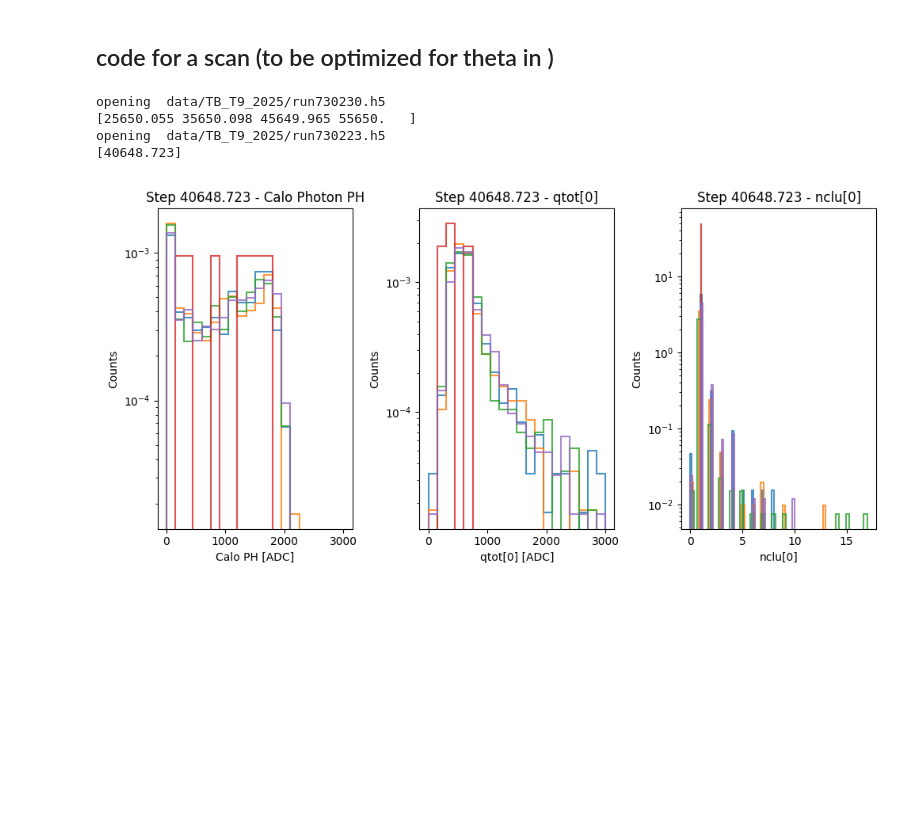
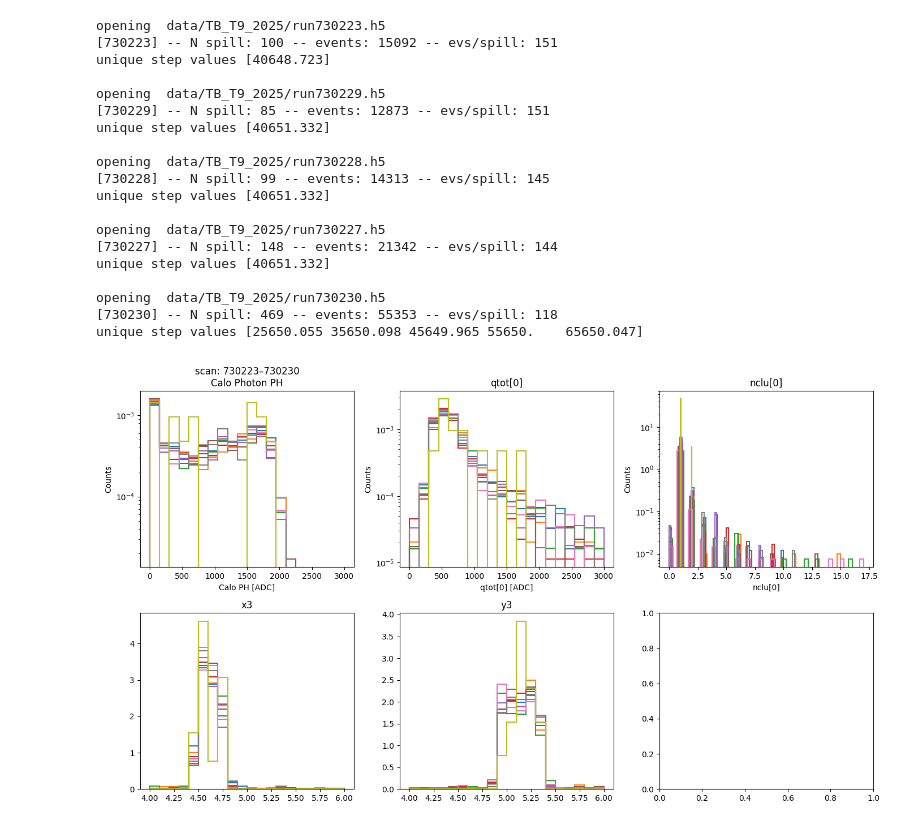
Before and after one commit to Ncanale/eplusBOOST_2025_T9, a Jupyter notebook: compare_epBOOST.ipynb, the cells around one changed output. Cells and saved outputs as stored; diff of their text form; code cells hidden in the pictures; blank space fills up the shorter version.

```diff
--- a/compare_epBOOST.ipynb
+++ b/compare_epBOOST.ipynb
@@ -299,53 +126,82 @@ plt.show()
-# %% [markdown]
-## code for a scan (to be optimized for theta in )
 # %%
-scan_number = [730230,730223]
+scan_number = [730223, 730229, 730228, 730227, 730230]
+
+x_cry_cut = [4.6, 4.9]
+y_cry_cut = [4.7, 5.15]
+if any(run in scan_number for run in [730223, 730224, 730227, 730225, 730228, 730229, 730230]):
+    x_cry_cut = [4.2, 4.5]
+    y_cry_cut = [4.7, 5.15]
 
 isrot = False
 iscrad = True
+opt_hist = dict(histtype='step', linewidth=1.5)
 
-fig, axs = plt.subplots(1, 3, figsize=(10,5))
+fig, axs = plt.subplots(2, 3, figsize=(14, 8), sharey=False)
+axs = axs.flatten()  # Makes indexing easier (axs[0] to axs[5])
+
 for run in scan_number:
-    # Caricamento dei dati (assumendo 1 solo run)
     x1, y1, x2, y2, x3, y3, xcry, ycry, ph_calo_photon, ph_cherry1, \
-    theta_x_in, theta_y_in, theta_x_out, theta_y_out, tm, qtot, nclu, info_plus,xinfo = file_loader(run)
+    theta_x_in, theta_y_in, theta_x_out, theta_y_out, tm, qtot, nclu, info_plus, xinfo = file_loader(run)
 
     if iscrad:
-        scan_angle = xinfo[:,1]
+        scan_angle = xinfo[:, 1]
     else:
-        scan_angle = xinfo[:,0]
+        scan_angle = xinfo[:, 0]
 
     unique_steps = np.unique(scan_angle)
-    print(unique_steps)
+    print(f'unique step values {unique_steps}')
     n_steps = len(unique_steps)
 
-
     for i, step in enumerate(unique_steps):
-        logi = (ph_cherry1 > th_cherry1) & (scan_angle == step) & (xcry>x_cry_cut[0]) & (xcry<x_cry_cut[1]) & (ycry>y_cry_cut[0]) & (ycry<y_cry_cut[1])
-
+        logi = (ph_cherry1 > th_cherry1) & \
+               (scan_angle == step) & \
+               (xcry > x_cry_cut[0]) & (xcry < x_cry_cut[1]) & \
+               (ycry > y_cry_cut[0]) & (ycry < y_cry_cut[1])
 
         if np.sum(logi) == 0:
             continue
 
         axs[0].hist(ph_calo_photon[logi], bins=20, range=(0, 3000), label=f'Step {step}', density=True, **opt_hist)
         axs[1].hist(qtot[:, 0][logi], bins=20, range=(0, 3000), label=f'Step {step}', density=True, **opt_hist)
         axs[2].hist(nclu[:, 0][logi], bins=50, label=f'Step {step}', density=True, **opt_hist)
+        axs[3].hist(x3[logi], bins=20,range = (4,6), label=f'Step {step}', density=True, **opt_hist)
+        axs[4].hist(y3[logi], bins=20,range = (4,6), label=f'Step {step}', density=True, **opt_hist)
 
-        axs[0].set_title(f'Step {step} - Calo Photon PH')
-        axs[1].set_title(f'Step {step} - qtot[0]')
-        axs[2].set_title(f'Step {step} - nclu[0]')
+# Titoli
+axs[0].set_title(f'scan: {scan_number[0]}–{scan_number[-1]}\nCalo Photon PH')
+axs[1].set_title('qtot[0]')
+axs[2].set_title('nclu[0]')
+axs[3].set_title('x3')
+axs[4].set_title('y3')
 
-        for j in range(3):
-            axs[j].set_yscale('log')
-            # axs[j].legend()
-            axs[j].set_xlabel(['Calo PH [ADC]', 'qtot[0] [ADC]', 'nclu[0]'][j])
-            axs[j].set_ylabel('Counts')
+# Assi e scala log
+labels = ['Calo PH [ADC]', 'qtot[0] [ADC]', 'nclu[0]', 'x3 [mm]', 'y3 [mm]']
+for j in range(3):
+    axs[j].set_xlabel(labels[j])
+    axs[j].set_ylabel('Counts')
+    axs[j].set_yscale('log')
+    # axs[j].legend()  # enable if needed
 
 plt.tight_layout()
 plt.show()
 # %% [output]
+opening  data/TB_T9_2025/run730223.h5
+[730223] -- N spill: 100 -- events: 15092 -- evs/spill: 151
+unique step values [40648.723]
+
+opening  data/TB_T9_2025/run730229.h5
+[730229] -- N spill: 85 -- events: 12873 -- evs/spill: 151
+unique step values [40651.332]
+
+opening  data/TB_T9_2025/run730228.h5
+[730228] -- N spill: 99 -- events: 14313 -- evs/spill: 145
+unique step values [40651.332]
+
+opening  data/TB_T9_2025/run730227.h5
+[730227] -- N spill: 148 -- events: 21342 -- evs/spill: 144
+unique step values [40651.332]
+
 opening  data/TB_T9_2025/run730230.h5
-[25650.055 35650.098 45649.965 55650.   ]
-opening  data/TB_T9_2025/run730223.h5
-[40648.723]
+[730230] -- N spill: 469 -- events: 55353 -- evs/spill: 118
+unique step values [25650.055 35650.098 45649.965 55650.    65650.047]
-[figure, old version]
+[figure, new version]
```
Also changed, not shown: parts of 8 cells of this notebook.
